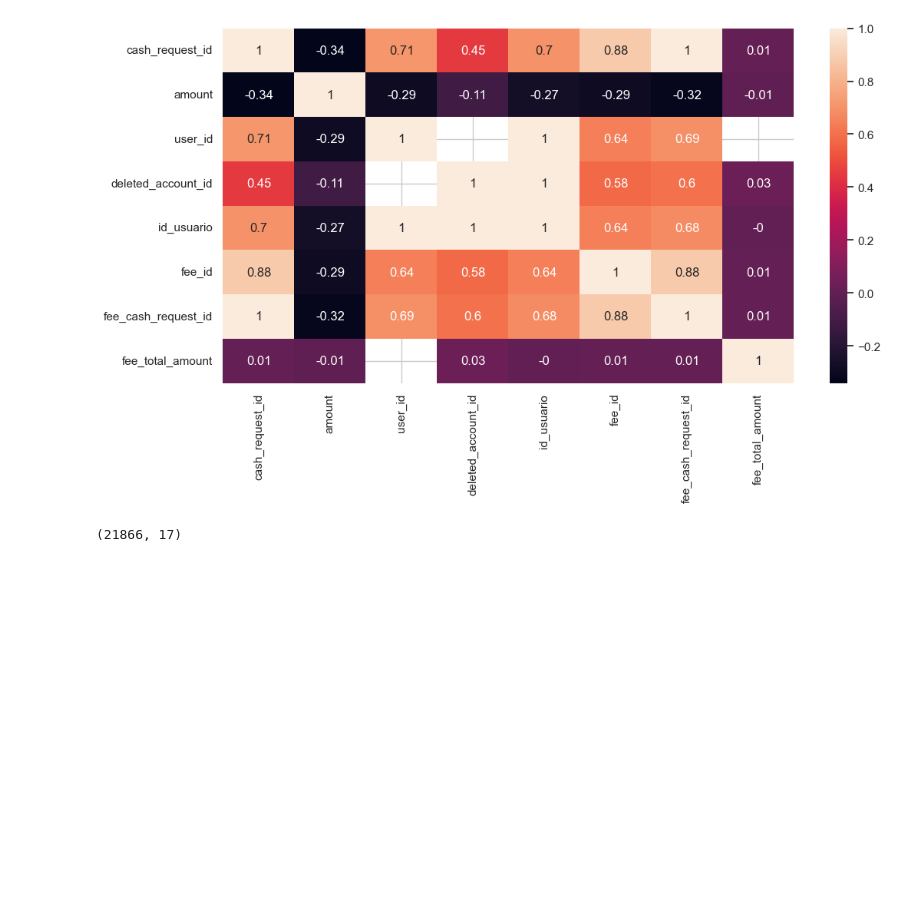
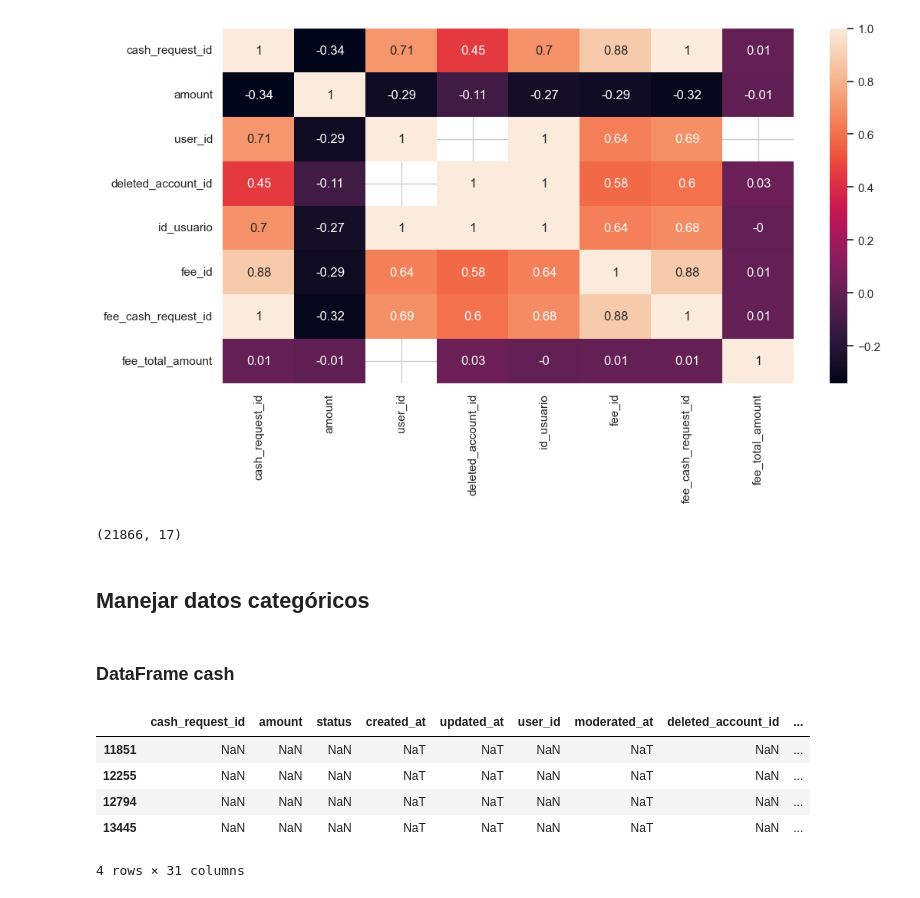
Before and after one commit to DataScience-UOC-projects/monayvi, a Jupyter notebook: notebooks/pre-procesamiento.ipynb, the cells around one changed output. Cells and saved outputs as stored; diff of their text form; code cells hidden in the pictures; blank space fills up the shorter version.

```diff
--- a/notebooks/pre-procesamiento.ipynb
+++ b/notebooks/pre-procesamiento.ipynb
@@ -302,3 +302,19 @@ sns.heatmap(corr.round(2), annot=True)
 ds.cash[ds.cash['deleted_account_id'].isna()].shape
 # %% [output]
 (21866, 17)
+# %% [markdown]
+## Manejar datos categóricos
+# %% [markdown]
+### DataFrame cash
+# %%
+# Añadir columna 'alright' con valor 1 para aquellas filas sin correspondencia en el dataframe fees
+ds.merged['alright'] = ds.merged['fee_id'].transform(lambda x: 0 if pd.isnull(x) else 1)
+ds.merged[['cash_request_id','fee_id','alright']].tail(50)
+ds.merged[ds.merged['cash_request_id'].isna()]
+# %% [output]
+|  | cash_request_id | amount | status | created_at | updated_at | user_id | moderated_at | deleted_account_id | ... |
+| 11851 | NaN | NaN | NaN | NaT | NaT | NaN | NaT | NaN | ... |
+| 12255 | NaN | NaN | NaN | NaT | NaT | NaN | NaT | NaN | ... |
+| 12794 | NaN | NaN | NaN | NaT | NaT | NaN | NaT | NaN | ... |
+| 13445 | NaN | NaN | NaN | NaT | NaT | NaN | NaT | NaN | ... |
+4 rows × 31 columns
```
Also changed, not shown: parts of 6 cells of this notebook, 2 other files.
